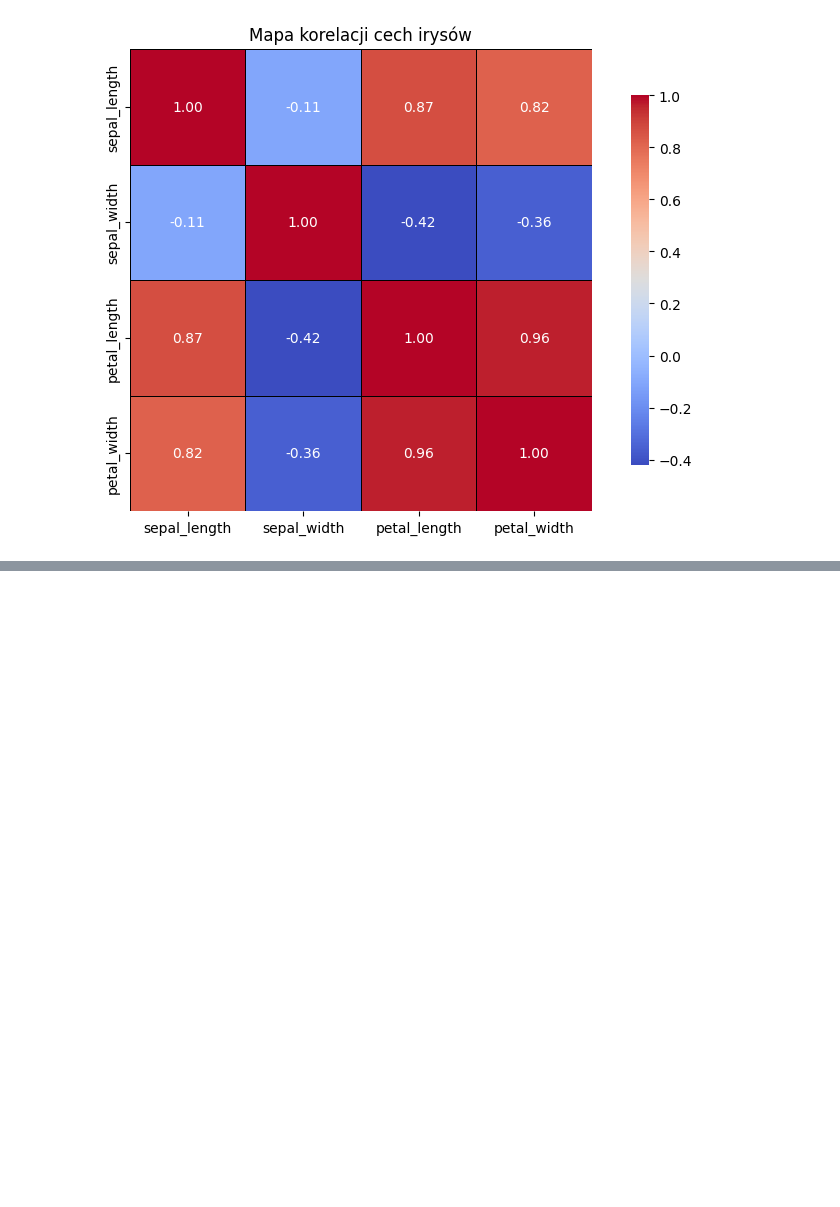
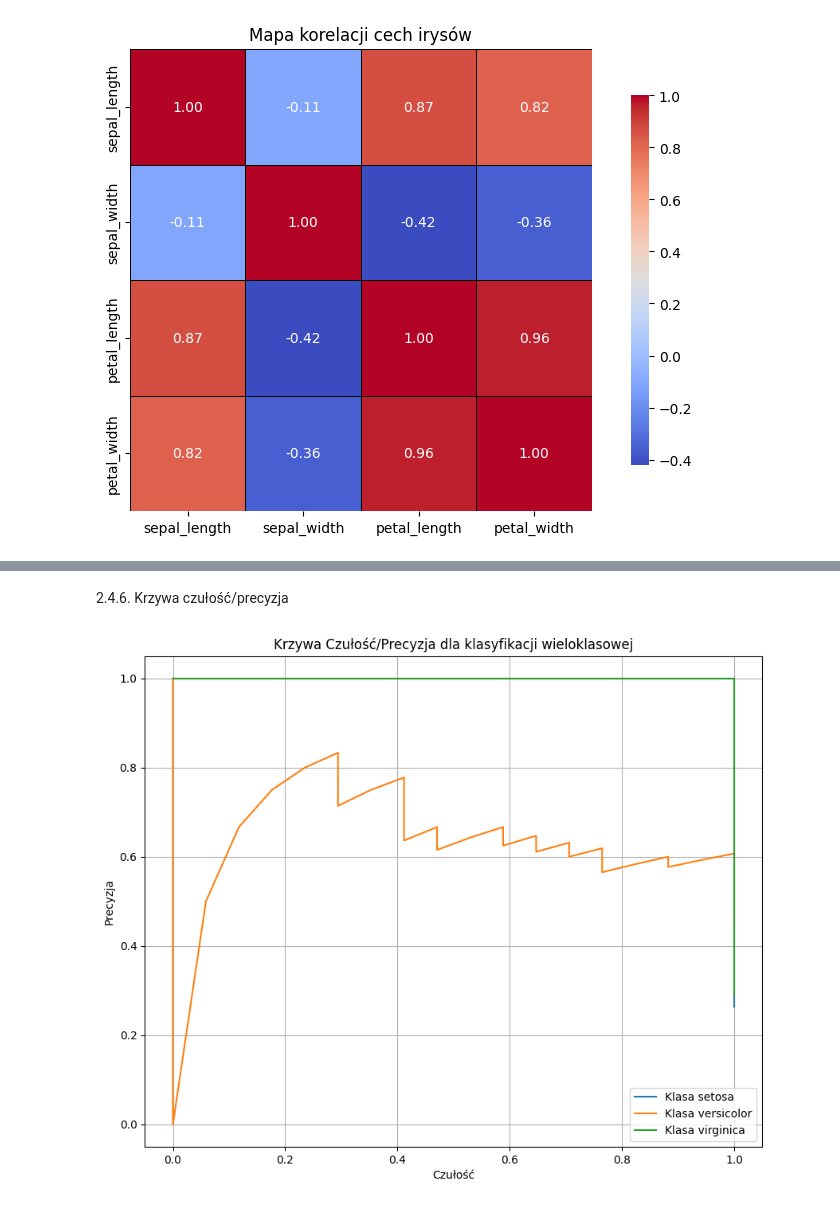
Before and after one commit to maddie84/Lab_Maszynowej_Analizy_Danych, a Jupyter notebook: Lab3/Jazwinska_Magda_LMAD_PSI_L3.ipynb, the cells around one changed output, grey strips where cells are left out. Saved outputs shown, nothing was run; the diff lists cells and outputs as text; code cells hidden in the pictures; blank space fills up the shorter version.

```diff
--- a/Lab3/Jazwinska_Magda_LMAD_PSI_L3.ipynb
+++ b/Lab3/Jazwinska_Magda_LMAD_PSI_L3.ipynb
@@ -435,0 +579,16 @@ plt.show()
+# %% [markdown]
+2.4.6. Krzywa czułość/precyzja
+# %%
+plt.figure(figsize=(10, 8))
+for i, class_label in enumerate(np.unique(y)):
+    precision, recall, _ = precision_recall_curve(y_test_bin[:, i], y_test_proba[:, i])
+    plt.plot(recall, precision, label=f'Klasa {class_label}')
+
+plt.xlabel('Czułość')
+plt.ylabel('Precyzja')
+plt.title('Krzywa Czułość/Precyzja dla klasyfikacji wieloklasowej')
+plt.legend(loc='best')
+plt.grid()
+plt.show()
+# %% [output]
+[figure, added]
```
Also changed, not shown: parts of 21 cells of this notebook, 4 other files.
